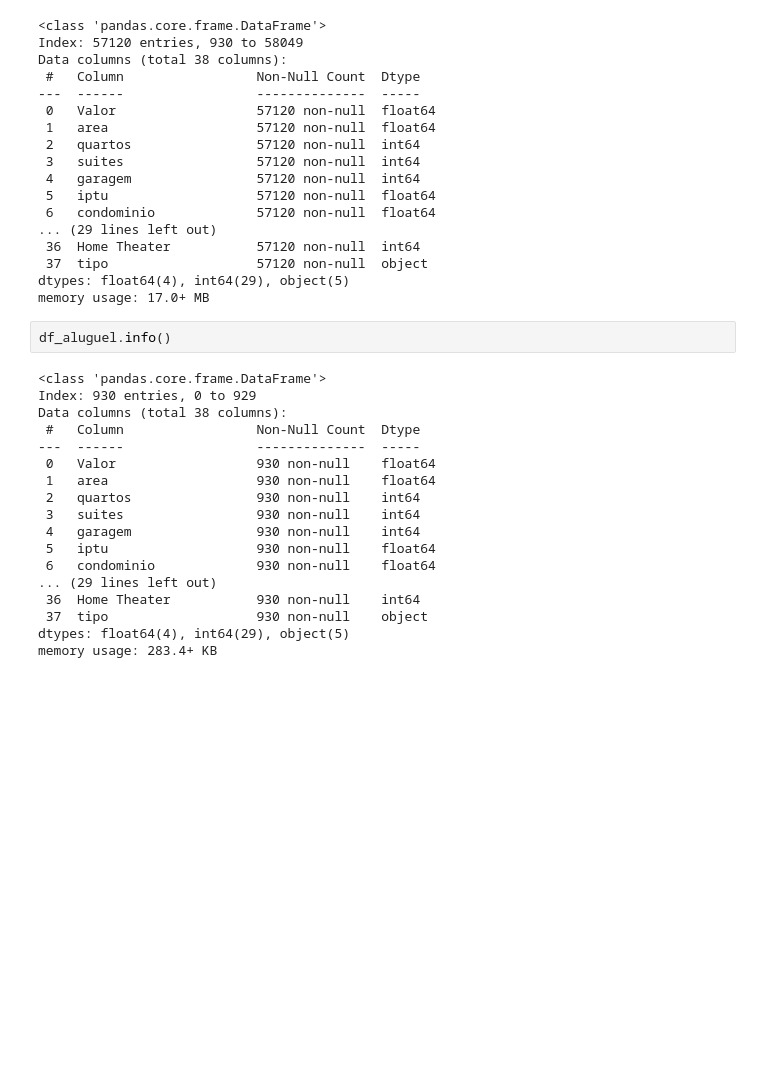
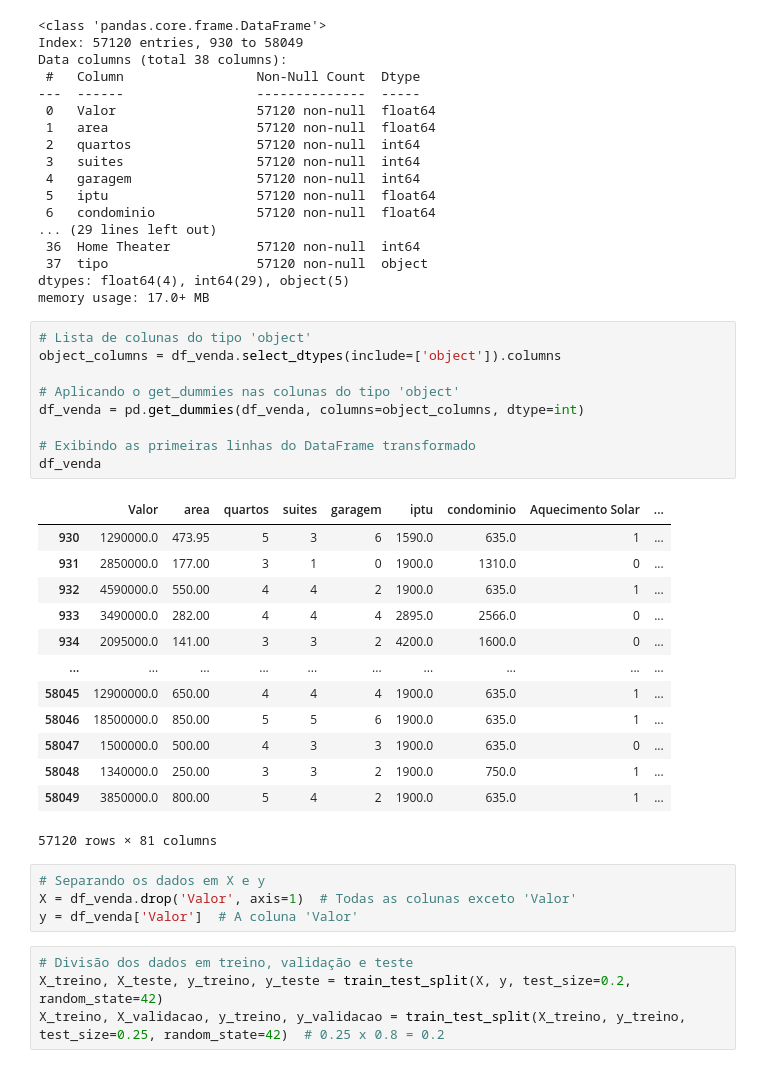
Before and after one commit to JanotLucas/Projeto-Integrador-I, a Jupyter notebook: precificador.ipynb, the cells around one changed output. Saved outputs shown, nothing was run; the diff lists cells and outputs as text; blank space fills up the shorter version.

```diff
--- a/precificador.ipynb
+++ b/precificador.ipynb
@@ -369,23 +378,34 @@ Data columns (total 38 columns):
  37  tipo                   57120 non-null  object
 dtypes: float64(4), int64(29), object(5)
 memory usage: 17.0+ MB
-# %%
-df_aluguel.info()
-# %% [output]
-<class 'pandas.core.frame.DataFrame'>
-Index: 930 entries, 0 to 929
-Data columns (total 38 columns):
- #   Column                 Non-Null Count  Dtype
----  ------                 --------------  -----
- 0   Valor                  930 non-null    float64
- 1   area                   930 non-null    float64
- 2   quartos                930 non-null    int64
- 3   suites                 930 non-null    int64
- 4   garagem                930 non-null    int64
- 5   iptu                   930 non-null    float64
- 6   condominio             930 non-null    float64
-... (29 lines left out)
- 36  Home Theater           930 non-null    int64
- 37  tipo                   930 non-null    object
-dtypes: float64(4), int64(29), object(5)
-memory usage: 283.4+ KB
+# %%
+# Lista de colunas do tipo 'object'
+object_columns = df_venda.select_dtypes(include=['object']).columns
+
+# Aplicando o get_dummies nas colunas do tipo 'object'
+df_venda = pd.get_dummies(df_venda, columns=object_columns, dtype=int)
+
+# Exibindo as primeiras linhas do DataFrame transformado
+df_venda
+# %% [output]
+|  | Valor | area | quartos | suites | garagem | iptu | condominio | Aquecimento Solar | ... |
+| 930 | 1290000.0 | 473.95 | 5 | 3 | 6 | 1590.0 | 635.0 | 1 | ... |
+| 931 | 2850000.0 | 177.00 | 3 | 1 | 0 | 1900.0 | 1310.0 | 0 | ... |
+| 932 | 4590000.0 | 550.00 | 4 | 4 | 2 | 1900.0 | 635.0 | 1 | ... |
+| 933 | 3490000.0 | 282.00 | 4 | 4 | 4 | 2895.0 | 2566.0 | 0 | ... |
+| 934 | 2095000.0 | 141.00 | 3 | 3 | 2 | 4200.0 | 1600.0 | 0 | ... |
+| ... | ... | ... | ... | ... | ... | ... | ... | ... | ... |
+| 58045 | 12900000.0 | 650.00 | 4 | 4 | 4 | 1900.0 | 635.0 | 1 | ... |
+| 58046 | 18500000.0 | 850.00 | 5 | 5 | 6 | 1900.0 | 635.0 | 1 | ... |
+| 58047 | 1500000.0 | 500.00 | 4 | 3 | 3 | 1900.0 | 635.0 | 0 | ... |
+| 58048 | 1340000.0 | 250.00 | 3 | 3 | 2 | 1900.0 | 750.0 | 1 | ... |
+| 58049 | 3850000.0 | 800.00 | 5 | 4 | 2 | 1900.0 | 635.0 | 1 | ... |
+57120 rows × 81 columns
+# %%
+# Separando os dados em X e y
+X = df_venda.drop('Valor', axis=1)  # Todas as colunas exceto 'Valor'
+y = df_venda['Valor']  # A coluna 'Valor'
+# %%
+# Divisão dos dados em treino, validação e teste
+X_treino, X_teste, y_treino, y_teste = train_test_split(X, y, test_size=0.2, random_state=42)
+X_treino, X_validacao, y_treino, y_validacao = train_test_split(X_treino, y_treino, test_size=0.25, random_state=42)  # 0.25 x 0.8 = 0.2
```
Also changed, not shown: parts of 9 cells of this notebook.
